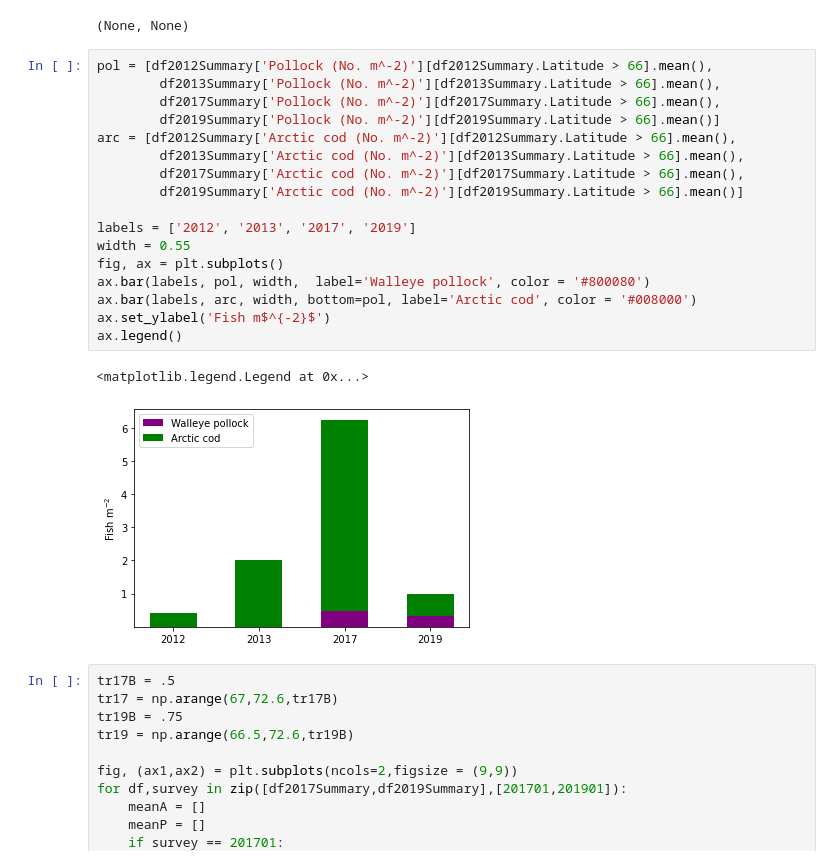
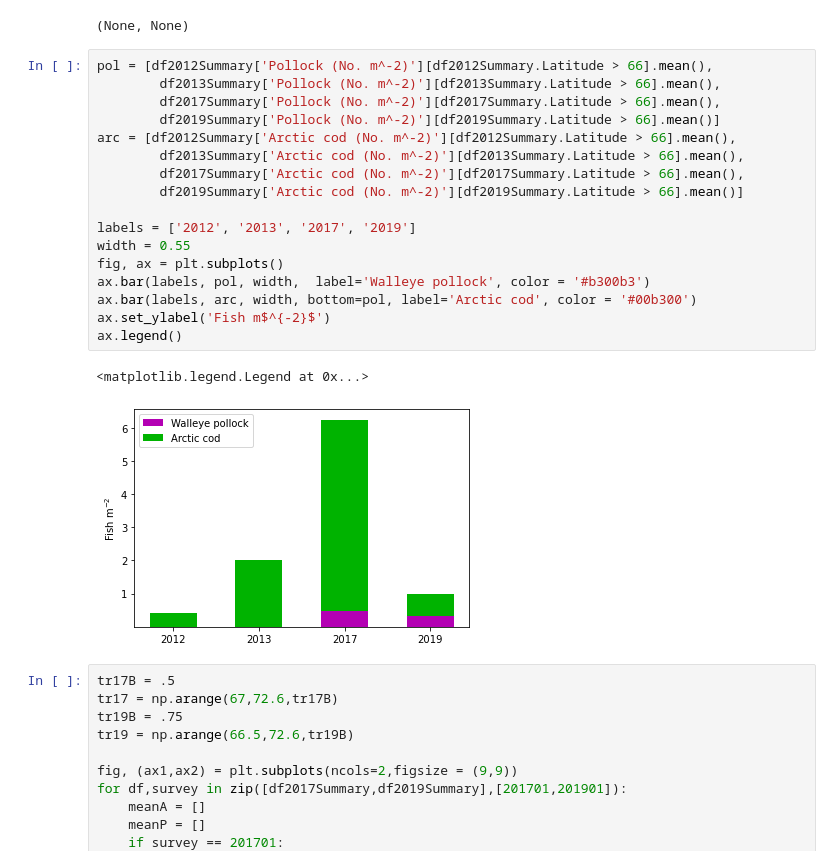
Before and after one commit to leviner/ChukchiTimeSeries, a Jupyter notebook: code/F3_fishMap.ipynb, the cells around one changed output. Saved outputs shown, nothing was run; the diff lists cells and outputs as text.

```diff
--- a/code/F3_fishMap.ipynb
+++ b/code/F3_fishMap.ipynb
@@ -92,23 +101,23 @@ print(np.mean(df2019Summary['Pollock (No. m^-2)'])),print(np.mean(df2019Summary[
 # %%
 pol = [df2012Summary['Pollock (No. m^-2)'][df2012Summary.Latitude > 66].mean(),
         df2013Summary['Pollock (No. m^-2)'][df2013Summary.Latitude > 66].mean(),
         df2017Summary['Pollock (No. m^-2)'][df2017Summary.Latitude > 66].mean(),
         df2019Summary['Pollock (No. m^-2)'][df2019Summary.Latitude > 66].mean()]
 arc = [df2012Summary['Arctic cod (No. m^-2)'][df2012Summary.Latitude > 66].mean(),
         df2013Summary['Arctic cod (No. m^-2)'][df2013Summary.Latitude > 66].mean(),
         df2017Summary['Arctic cod (No. m^-2)'][df2017Summary.Latitude > 66].mean(),
         df2019Summary['Arctic cod (No. m^-2)'][df2019Summary.Latitude > 66].mean()]
 
 labels = ['2012', '2013', '2017', '2019']
 width = 0.55
 fig, ax = plt.subplots()
-ax.bar(labels, pol, width,  label='Walleye pollock', color = '#800080')
-ax.bar(labels, arc, width, bottom=pol, label='Arctic cod', color = '#008000')
+ax.bar(labels, pol, width,  label='Walleye pollock', color = '#b300b3')
+ax.bar(labels, arc, width, bottom=pol, label='Arctic cod', color = '#00b300')
 ax.set_ylabel('Fish m$^{-2}$')
 ax.legend()
 # %% [output]
 <matplotlib.legend.Legend at 0x...>
-[figure, old version]
+[figure, new version]
 # %%
 tr17B = .5
 tr17 = np.arange(67,72.6,tr17B)
```
Also changed, not shown: parts of 4 cells of this notebook, 4 other files.
